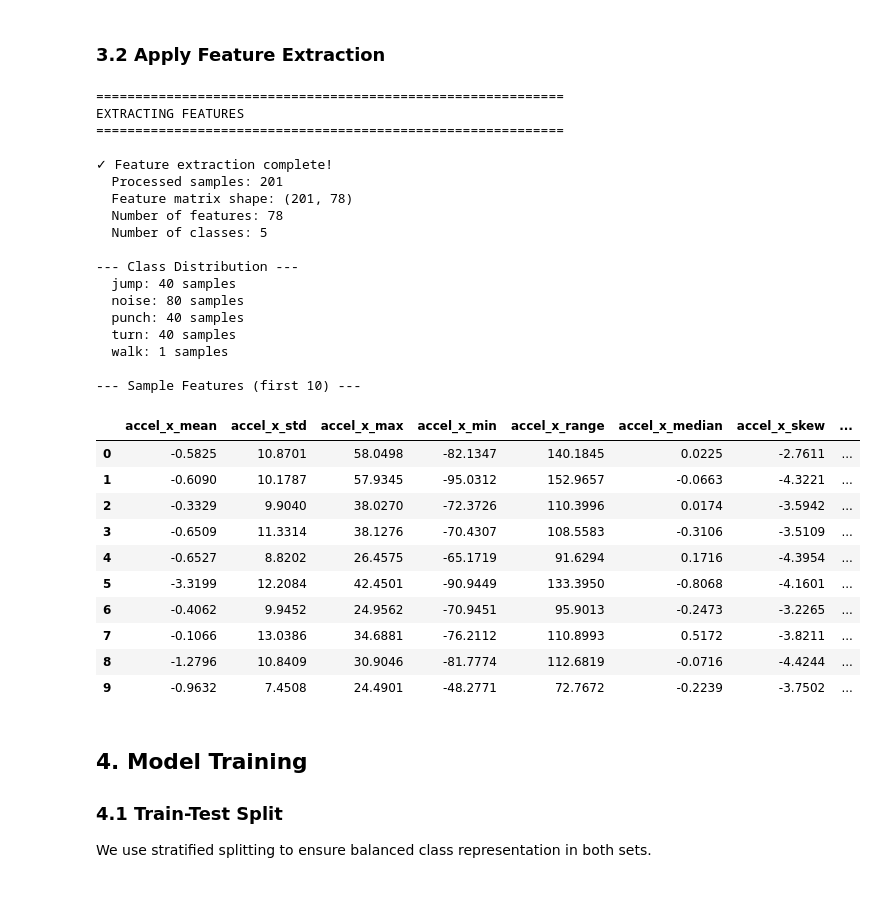
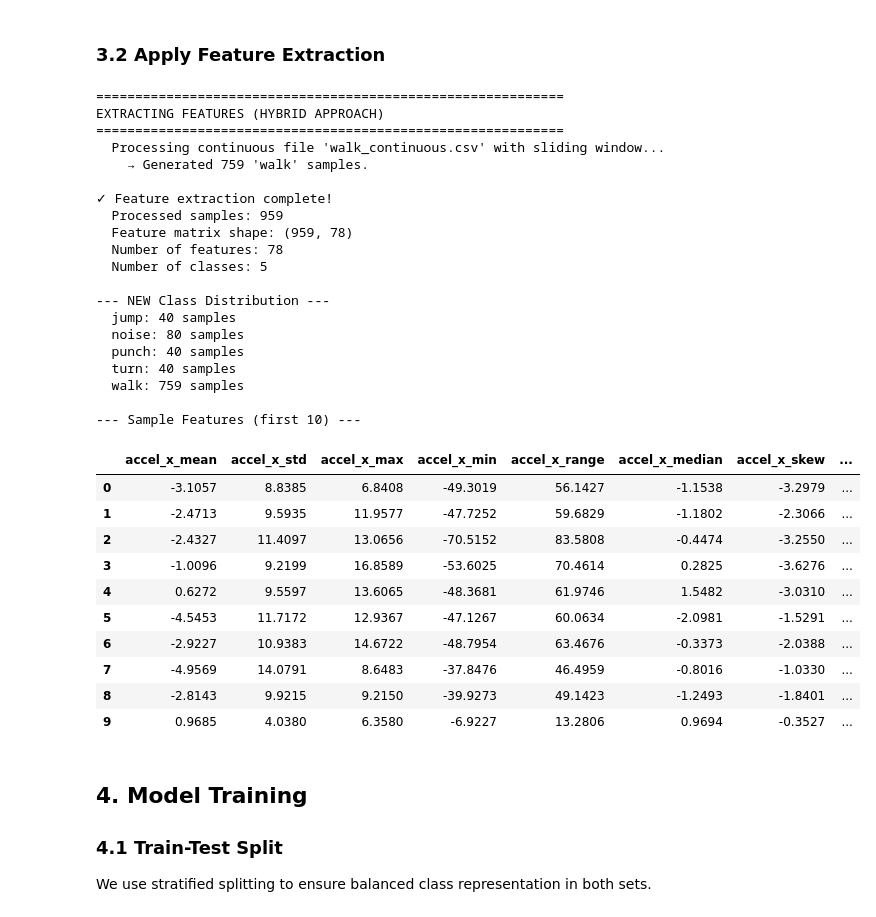
Before and after one commit to Furuta-Mototada/v3-watch_SilksongController_25TPE, a Jupyter notebook: CS156_Silksong_Watch.ipynb, the cells around one changed output. Cells and saved outputs as stored; diff of their text form; code cells hidden in the pictures.

```diff
--- a/CS156_Silksong_Watch.ipynb
+++ b/CS156_Silksong_Watch.ipynb
@@ -492,7 +492,7 @@ if not all_data.empty:
 
     # Define sliding window parameters for continuous data
     WINDOW_SIZE_SEC = 2.5  # Should match your atomic gesture recording duration
-    STRIDE_SEC = 0.2       # How much to slide the window forward each time (creates overlap)
+    STRIDE_SEC = 0.2  # How much to slide the window forward each time (creates overlap)
 
     total_samples = 0
 
@@ -502,11 +502,13 @@ if not all_data.empty:
 
         # --- SPECIAL CASE for continuous gestures ---
         if "continuous" in source_file:
-            print(f"  Processing continuous file '{source_file}' with sliding window...")
+            print(
+                f"  Processing continuous file '{source_file}' with sliding window..."
+            )
 
             # Calculate window size and stride in terms of number of readings
             # This is an approximation; a more robust way would use timestamps.
-            approx_hz = len(group) / group['timestamp'].max()
+            approx_hz = len(group) / group["timestamp"].max()
             window_size_samples = int(WINDOW_SIZE_SEC * approx_hz)
             stride_samples = int(STRIDE_SEC * approx_hz)
 
@@ -539,48 +541,50 @@ if not all_data.empty:
     y = pd.Series(labels_list)
 
     print(f"\n✓ Feature extraction complete!")
     print(f"  Processed samples: {total_samples}")  # This will be much larger now
     print(f"  Feature matrix shape: {X.shape}")
     print(f"  Number of features: {X.shape[1]}")
     print(f"  Number of classes: {y.nunique()}")
 
     print("\n--- NEW Class Distribution ---")
     class_dist = y.value_counts().sort_index()
     for label, count in class_dist.items():
         print(f"  {label}: {count} samples")
 
     print("\n--- Sample Features (first 10) ---")
     display(X.head(10))
 # %% [output]
 ============================================================
-EXTRACTING FEATURES
+EXTRACTING FEATURES (HYBRID APPROACH)
 ============================================================
+  Processing continuous file 'walk_continuous.csv' with sliding window...
+    → Generated 759 'walk' samples.
 
 ✓ Feature extraction complete!
-  Processed samples: 201
-  Feature matrix shape: (201, 78)
+  Processed samples: 959
+  Feature matrix shape: (959, 78)
   Number of features: 78
   Number of classes: 5
 
---- Class Distribution ---
+--- NEW Class Distribution ---
   jump: 40 samples
   noise: 80 samples
   punch: 40 samples
   turn: 40 samples
-  walk: 1 samples
+  walk: 759 samples
 
 --- Sample Features (first 10) ---
 |  | accel_x_mean | accel_x_std | accel_x_max | accel_x_min | accel_x_range | accel_x_median | accel_x_skew | ... |
-| 0 | -0.5825 | 10.8701 | 58.0498 | -82.1347 | 140.1845 | 0.0225 | -2.7611 | ... |
-| 1 | -0.6090 | 10.1787 | 57.9345 | -95.0312 | 152.9657 | -0.0663 | -4.3221 | ... |
-| 2 | -0.3329 | 9.9040 | 38.0270 | -72.3726 | 110.3996 | 0.0174 | -3.5942 | ... |
-| 3 | -0.6509 | 11.3314 | 38.1276 | -70.4307 | 108.5583 | -0.3106 | -3.5109 | ... |
-| 4 | -0.6527 | 8.8202 | 26.4575 | -65.1719 | 91.6294 | 0.1716 | -4.3954 | ... |
-| 5 | -3.3199 | 12.2084 | 42.4501 | -90.9449 | 133.3950 | -0.8068 | -4.1601 | ... |
-| 6 | -0.4062 | 9.9452 | 24.9562 | -70.9451 | 95.9013 | -0.2473 | -3.2265 | ... |
-| 7 | -0.1066 | 13.0386 | 34.6881 | -76.2112 | 110.8993 | 0.5172 | -3.8211 | ... |
-| 8 | -1.2796 | 10.8409 | 30.9046 | -81.7774 | 112.6819 | -0.0716 | -4.4244 | ... |
-| 9 | -0.9632 | 7.4508 | 24.4901 | -48.2771 | 72.7672 | -0.2239 | -3.7502 | ... |
+| 0 | -3.1057 | 8.8385 | 6.8408 | -49.3019 | 56.1427 | -1.1538 | -3.2979 | ... |
+| 1 | -2.4713 | 9.5935 | 11.9577 | -47.7252 | 59.6829 | -1.1802 | -2.3066 | ... |
+| 2 | -2.4327 | 11.4097 | 13.0656 | -70.5152 | 83.5808 | -0.4474 | -3.2550 | ... |
+| 3 | -1.0096 | 9.2199 | 16.8589 | -53.6025 | 70.4614 | 0.2825 | -3.6276 | ... |
+| 4 | 0.6272 | 9.5597 | 13.6065 | -48.3681 | 61.9746 | 1.5482 | -3.0310 | ... |
+| 5 | -4.5453 | 11.7172 | 12.9367 | -47.1267 | 60.0634 | -2.0981 | -1.5291 | ... |
+| 6 | -2.9227 | 10.9383 | 14.6722 | -48.7954 | 63.4676 | -0.3373 | -2.0388 | ... |
+| 7 | -4.9569 | 14.0791 | 8.6483 | -37.8476 | 46.4959 | -0.8016 | -1.0330 | ... |
+| 8 | -2.8143 | 9.9215 | 9.2150 | -39.9273 | 49.1423 | -1.2493 | -1.8401 | ... |
+| 9 | 0.9685 | 4.0380 | 6.3580 | -6.9227 | 13.2806 | 0.9694 | -0.3527 | ... |
 # %% [markdown]
 ## 4. Model Training
 
```
Also changed, not shown: parts of 10 cells of this notebook, 1 other file.
